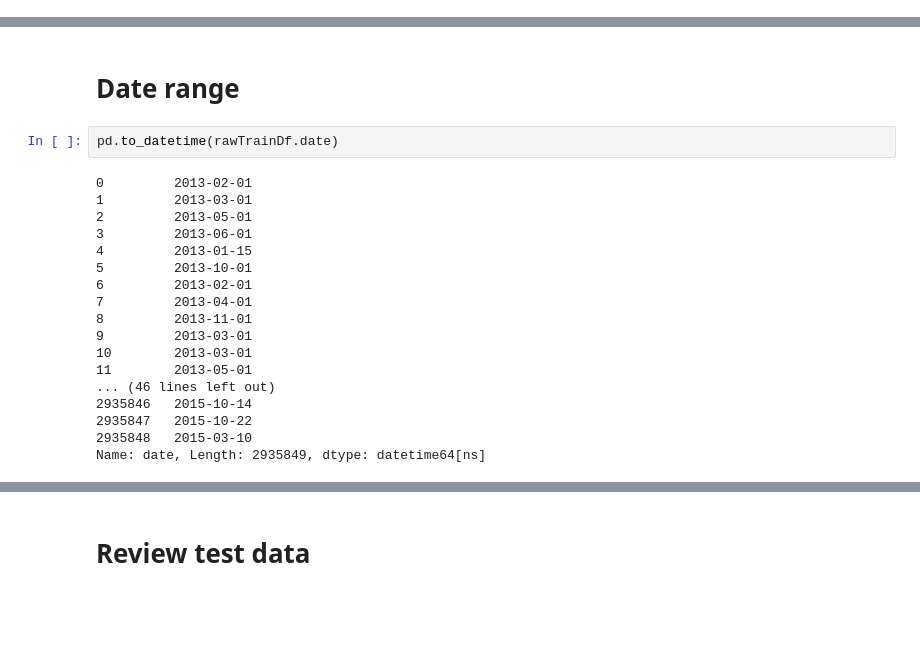
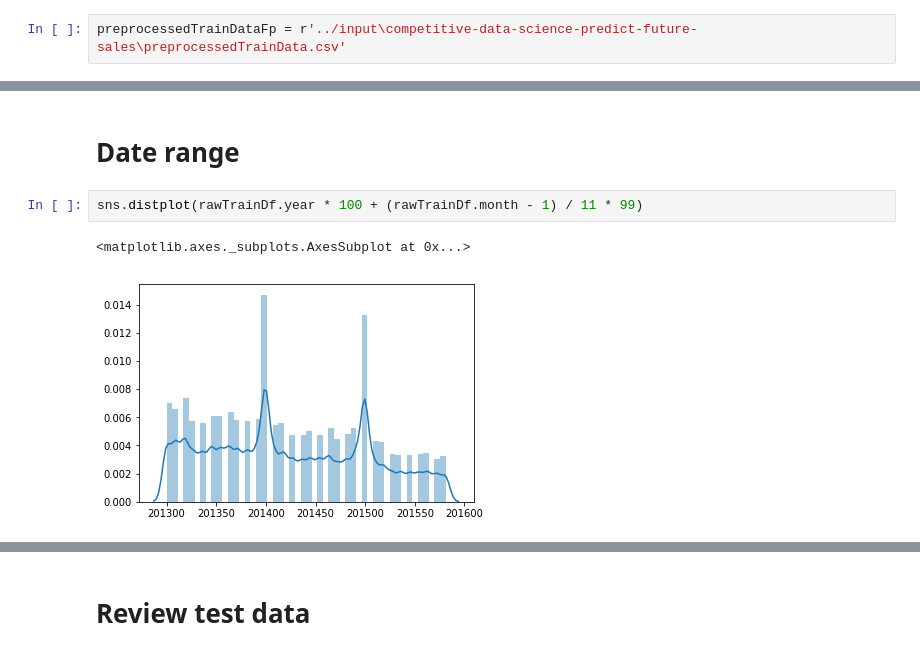
Before and after one commit to khanhnguyenqk/kaggle, a Jupyter notebook: competitive-data-science-predict-future-sales/working/exploration.ipynb, the cells around one changed output, grey strips where cells are left out. Drawn from its saved outputs; the diff is of its cells as text; blank space fills up the shorter version.

```diff
--- a/competitive-data-science-predict-future-sales/working/exploration.ipynb
+++ b/competitive-data-science-predict-future-sales/working/exploration.ipynb
@@ -60,5 +60,7 @@ from scipy import stats
 from scipy.special import boxcox1p
 
 %matplotlib inline
+# %%
+preprocessedTrainDataFp = r'../input\competitive-data-science-predict-future-sales\preprocessedTrainData.csv'
 # %%
 trainCsvFilepath = r'../input\competitive-data-science-predict-future-sales\sales_train.csv'
@@ -222,23 +231,8 @@ sns.distplot(pricesGroupBy_item_id)
 [figure]
 # %% [markdown]
 # Date range
-# %%
-pd.to_datetime(rawTrainDf.date)
-# %% [output]
-0         2013-02-01
-1         2013-03-01
-2         2013-05-01
-3         2013-06-01
-4         2013-01-15
-5         2013-10-01
-6         2013-02-01
-7         2013-04-01
-8         2013-11-01
-9         2013-03-01
-10        2013-03-01
-11        2013-05-01
-... (46 lines left out)
-2935846   2015-10-14
-2935847   2015-10-22
-2935848   2015-03-10
-Name: date, Length: 2935849, dtype: datetime64[ns]
+# %%
+sns.distplot(rawTrainDf.year * 100 + (rawTrainDf.month - 1) / 11 * 99)
+# %% [output]
+<matplotlib.axes._subplots.AxesSubplot at 0x...>
+[figure, added]
```
Also changed, not shown: parts of 16 cells of this notebook.
